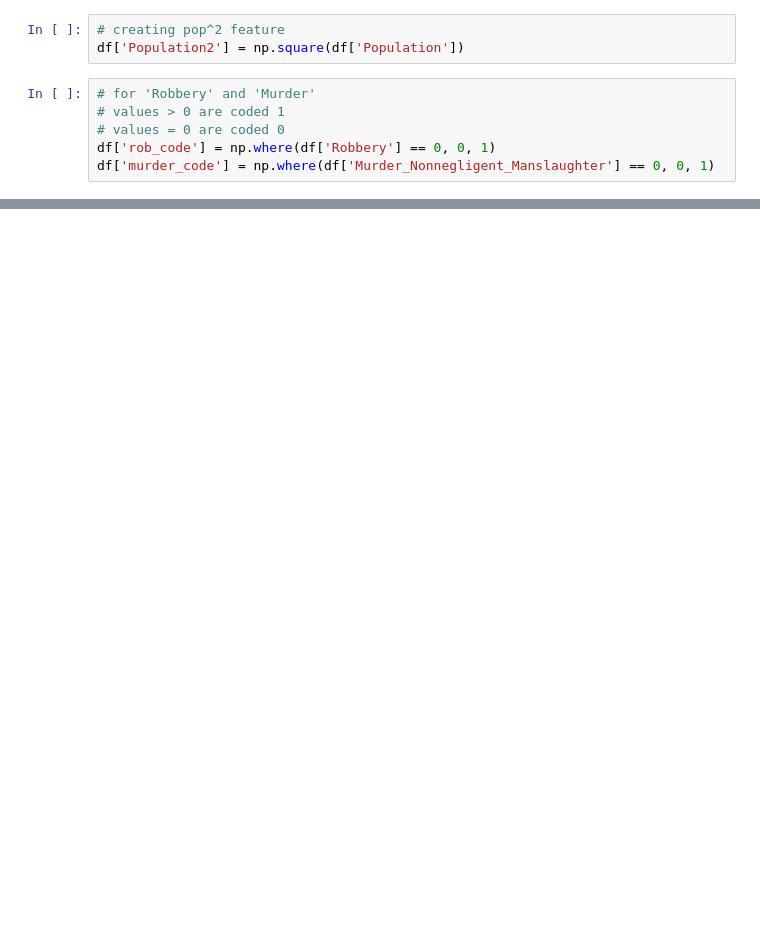
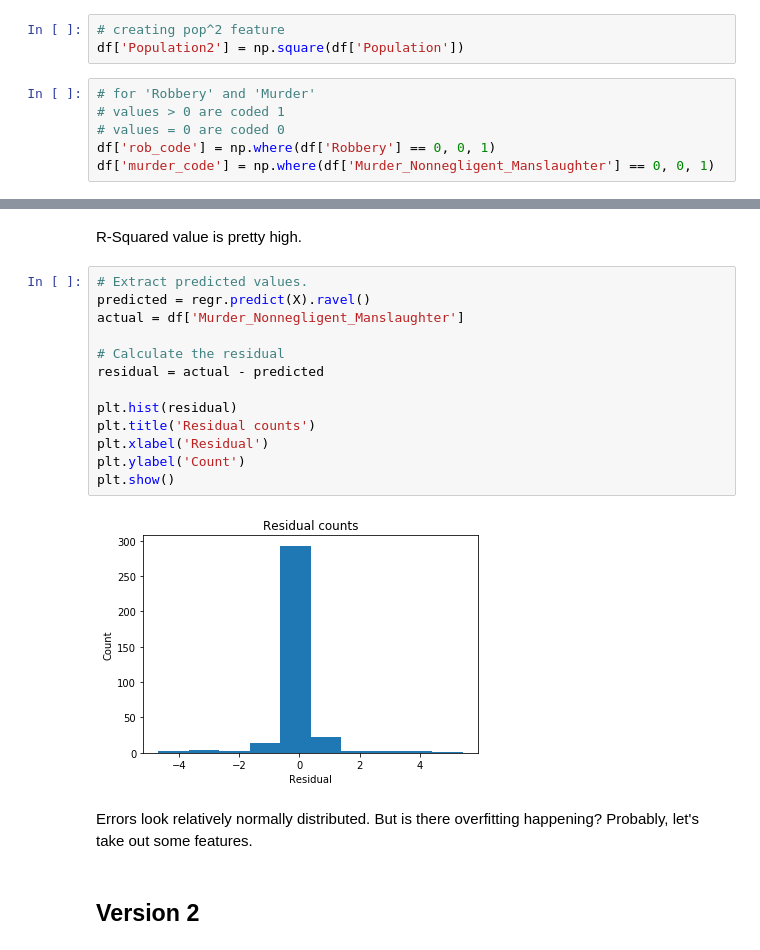
Before and after one commit to crlau/unit-2, a Jupyter notebook: multivariate_regression.ipynb, the cells around one changed output, grey strips where cells are left out. Saved outputs shown, nothing was run; the diff lists cells and outputs as text; blank space fills up the shorter version.

```diff
--- a/multivariate_regression.ipynb
+++ b/multivariate_regression.ipynb
@@ -66,0 +129,21 @@ df['murder_code'] = np.where(df['Murder_Nonnegligent_Manslaughter'] == 0, 0, 1)
+# %% [markdown]
+R-Squared value is pretty high.
+# %%
+# Extract predicted values.
+predicted = regr.predict(X).ravel()
+actual = df['Murder_Nonnegligent_Manslaughter']
+
+# Calculate the residual
+residual = actual - predicted
+
+plt.hist(residual)
+plt.title('Residual counts')
+plt.xlabel('Residual')
+plt.ylabel('Count')
+plt.show()
+# %% [output]
+[figure, added]
+# %% [markdown]
+Errors look relatively normally distributed. But is there overfitting happening? Probably, let's take out some features.
+# %% [markdown]
+## Version 2
```
Also changed, not shown: parts of 14 cells of this notebook.
